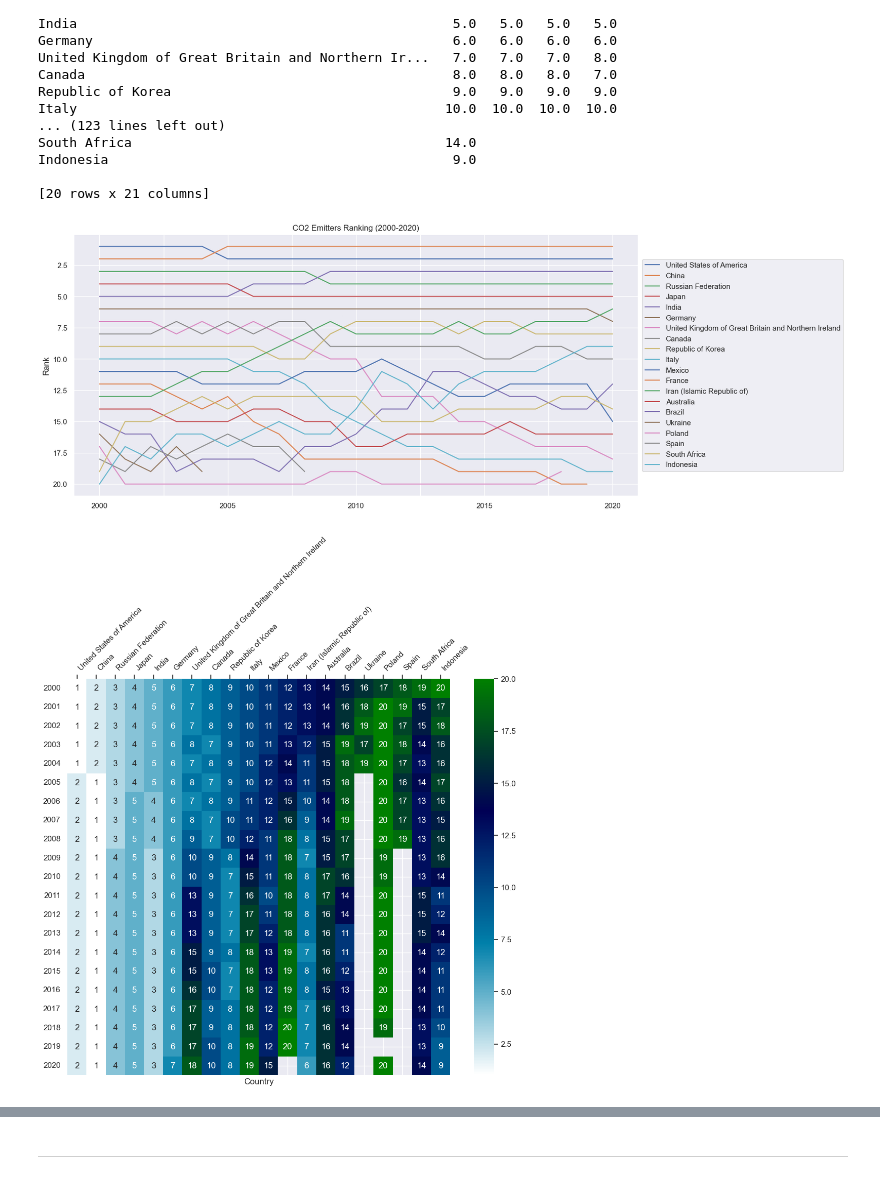
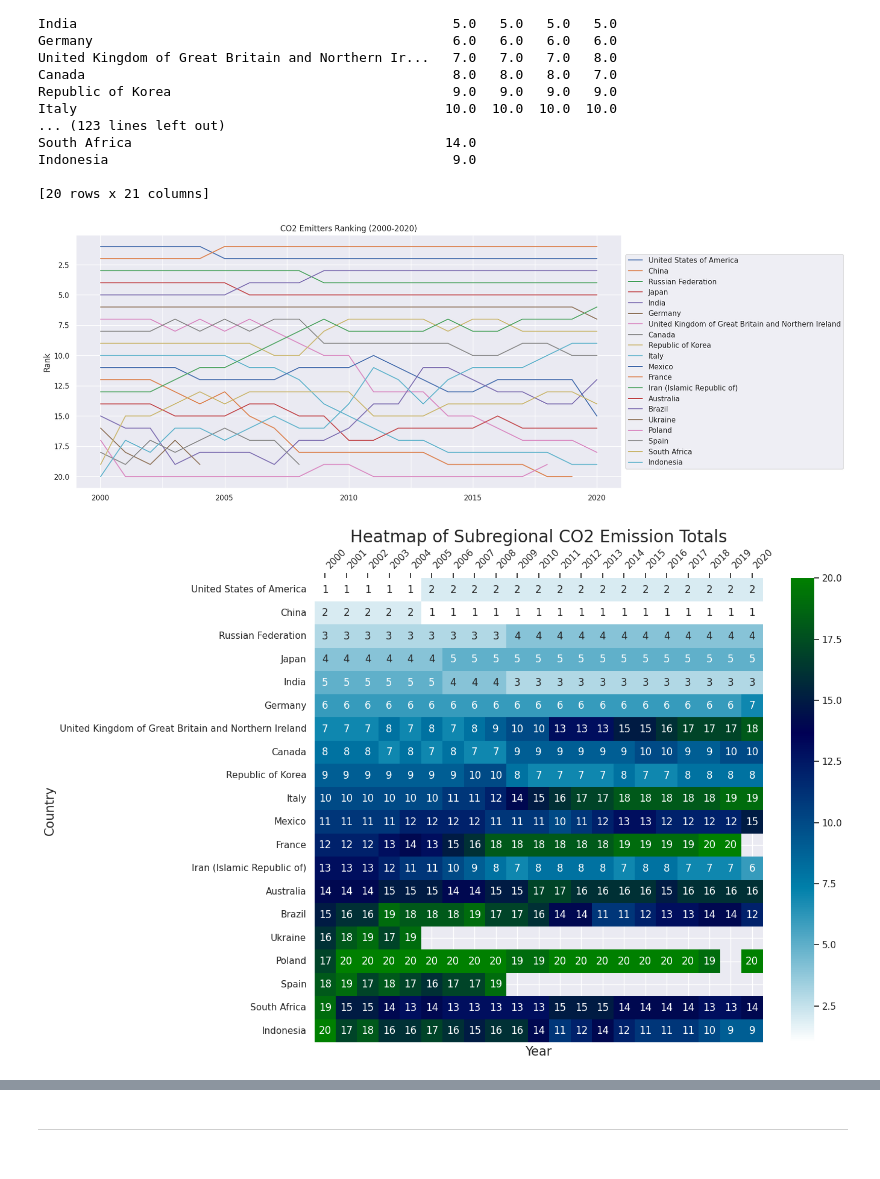
Before and after one commit to daemonchild/cardiffmet-dat4004-data-science-fundamentals, a Jupyter notebook: jupyter-notebook/WorldBankData.ipynb, the cells around one changed output, grey strips where cells are left out. Cells and saved outputs as stored; diff of their text form; code cells hidden in the pictures.

```diff
--- a/jupyter-notebook/WorldBankData.ipynb
+++ b/jupyter-notebook/WorldBankData.ipynb
@@ -173,12 +174,17 @@ subregions = list(countries_df['Subregion'].astype(str).unique())
 country_codes = list(countries_df['ISOcode'].astype(str).unique())
 
 # Sort these...
-
+countries.sort()
+regions.sort()
+subregions.sort()
+country_codes.sort()
 print (f"Regions ({len(regions)}): {regions}")
 print ()
 print (f"Subregions ({len(subregions)}): {subregions}")
 print ()
 print (f"Countries ({len(countries)}): {countries}")
+print ()
+print (f"Countries ({len(country_codes)}): {country_codes}")
 # %% [output]
 Regions (6): ['Africa', 'Americas', 'Antarctica', 'Asia', 'Europe', 'Oceania']
 
@@ -647,0 +698,5 @@ plt.show();
+# %%
+co2data_df['20YearDiff'] = co2data_df['2020'] - co2data_df['2000']
+
+#co2_country_better_df = co2data_df[['Country','2000','2020']][(co2data_df['2000'] > co2data_df['2020'])]
+co2_country_better_df = co2data_df[['Country','20YearDiff']][co2data_df['20YearDiff'] < 0.0]
@@ -764,14 +867,17 @@ plt.legend(loc='center left', bbox_to_anchor=(1.0, 0.5))
 plt.gca().invert_yaxis()
 plt.show();
 # %% [output]
-[figure, old version]
+[figure, new version]
 # %%
 sns.set_theme()
 plt.figure(figsize=(12, 10))
-ax = sns.heatmap(co2_country_rank_df.transpose(),cmap="ocean_r",annot=True);
-ax.set_xticklabels(ax.get_xticklabels(), rotation=45, ha='left')
+ax = sns.heatmap(co2_country_rank_df,cmap="ocean_r",annot=True);
+ax.set_xticklabels(co2_data_num_fields, rotation=45, ha='left')
 ax.set_yticklabels(ax.get_yticklabels(), rotation=0)
 ax.xaxis.tick_top()
+plt.xlabel('Year', fontsize = 15)
+plt.ylabel('Country', fontsize = 15)
+plt.title('Heatmap of Subregional CO2 Emission Totals', fontsize = 20)
 plt.show()
 # %% [output]
-[figure, old version]
+[figure, new version]
```
Also changed, not shown: parts of 80 cells of this notebook.
